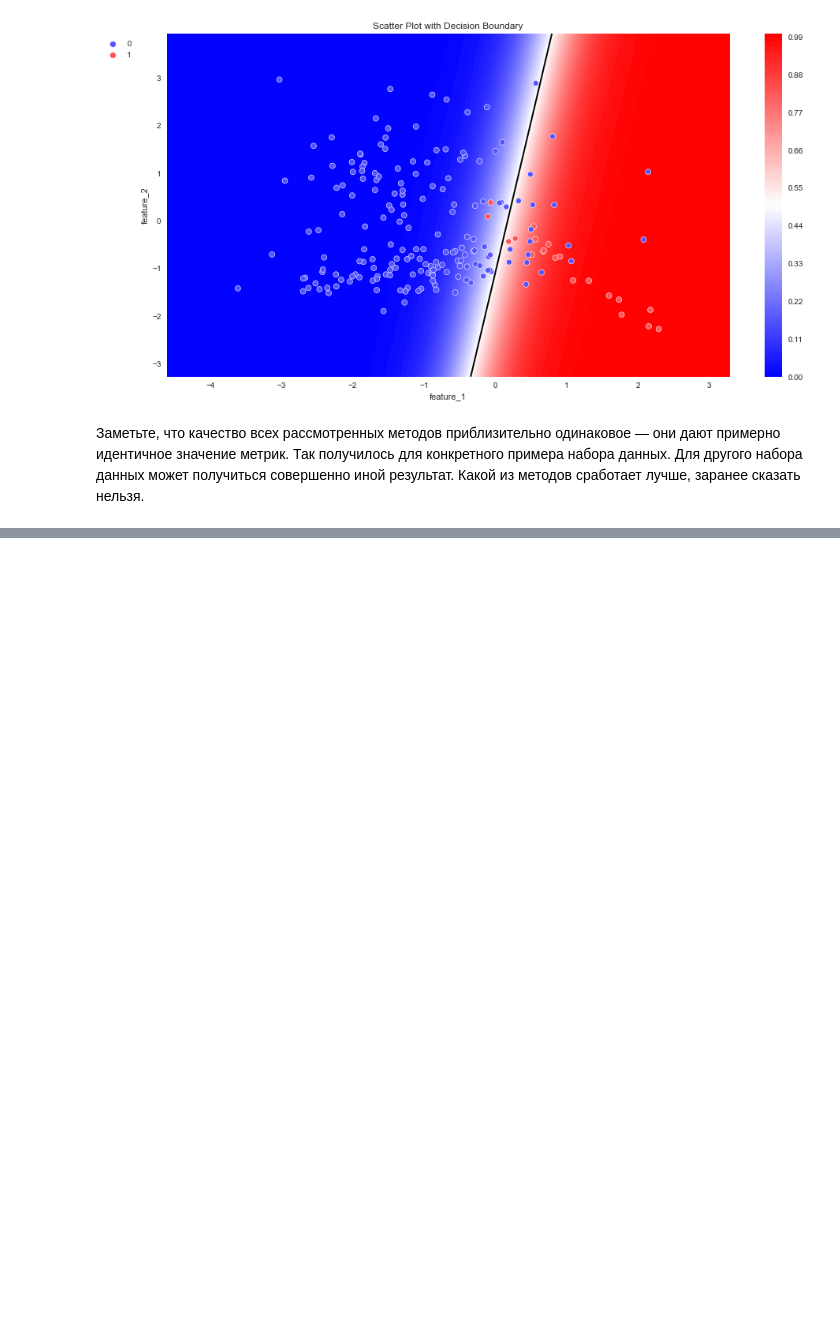
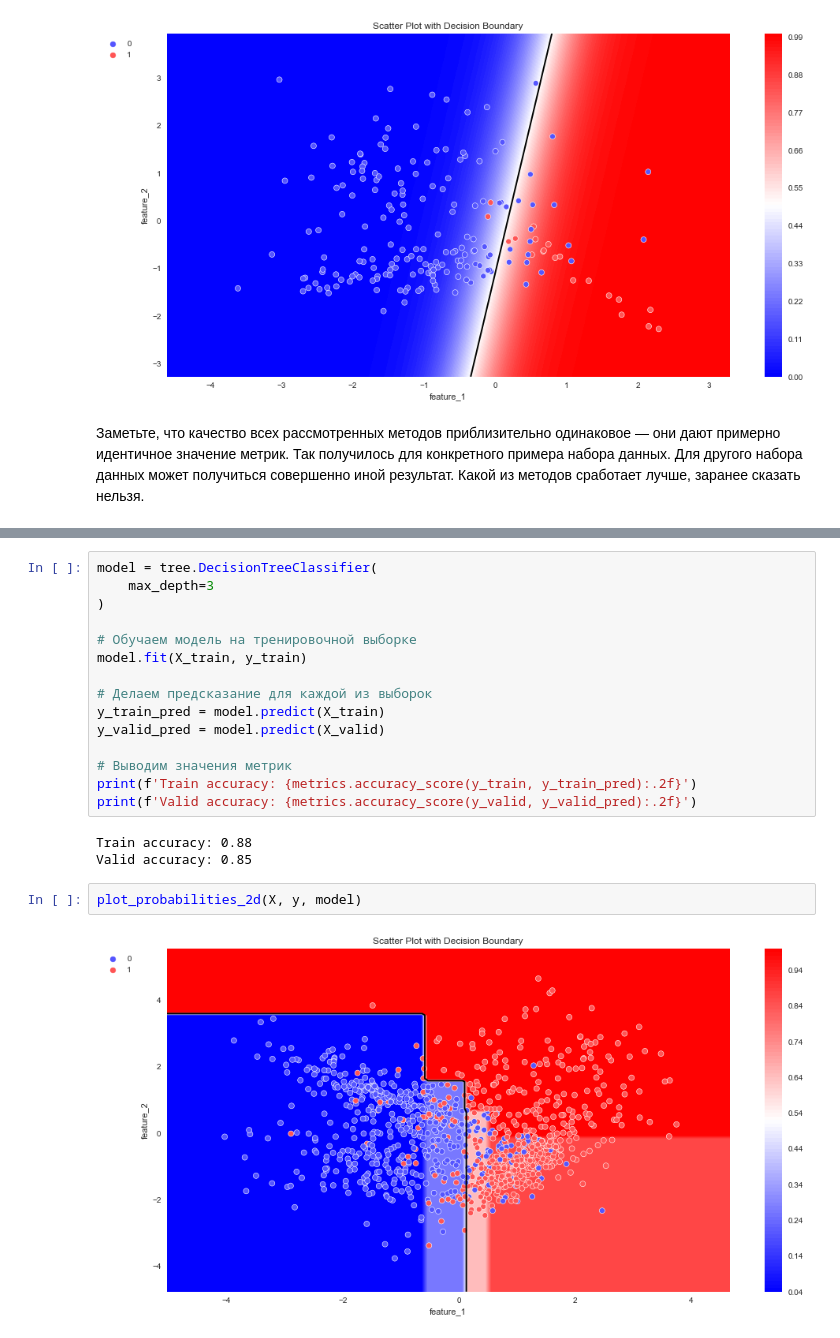
Before and after one commit to Chepell/SF_DS_Pro, a Jupyter notebook: ML-5/tasks.ipynb, the cells around one changed output, grey strips where cells are left out. Drawn from its saved outputs; the diff is of its cells as text; blank space fills up the shorter version.

```diff
--- a/ML-5/tasks.ipynb
+++ b/ML-5/tasks.ipynb
@@ -270,0 +340,22 @@ plot_probabilities_2d(X, y, lr)
+# %%
+model = tree.DecisionTreeClassifier(
+    max_depth=3
+)
+
+# Обучаем модель на тренировочной выборке
+model.fit(X_train, y_train)
+
+# Делаем предсказание для каждой из выборок
+y_train_pred = model.predict(X_train)
+y_valid_pred = model.predict(X_valid)
+
+# Выводим значения метрик
+print(f'Train accuracy: {metrics.accuracy_score(y_train, y_train_pred):.2f}')
+print(f'Valid accuracy: {metrics.accuracy_score(y_valid, y_valid_pred):.2f}')
+# %% [output]
+Train accuracy: 0.88
+Valid accuracy: 0.85
+# %%
+plot_probabilities_2d(X, y, model)
+# %% [output]
+[figure, added]
```
Also changed, not shown: parts of 11 cells of this notebook, 1 other file.
